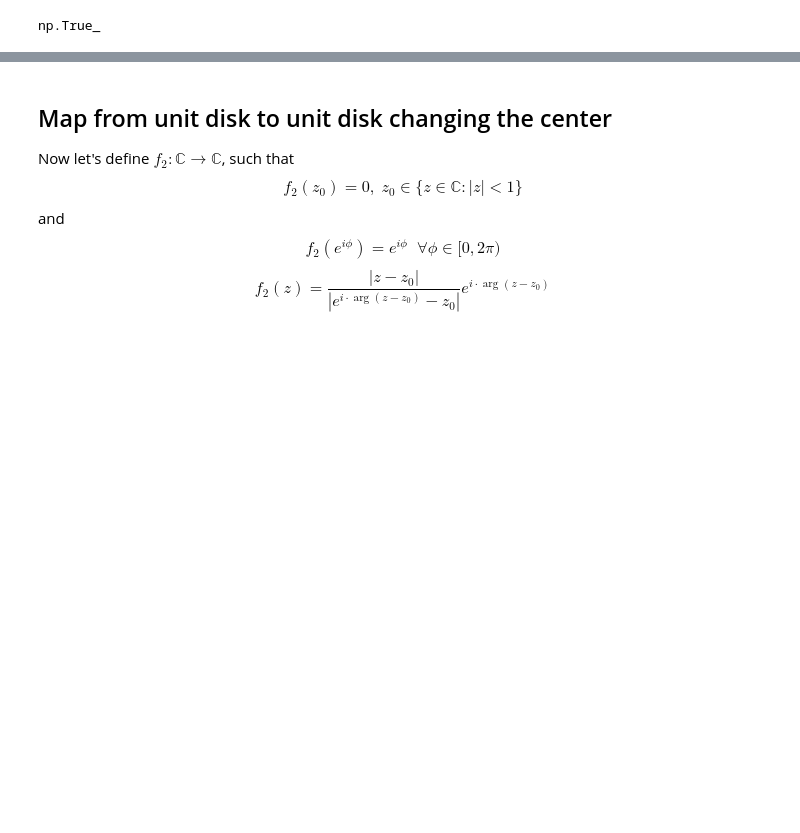
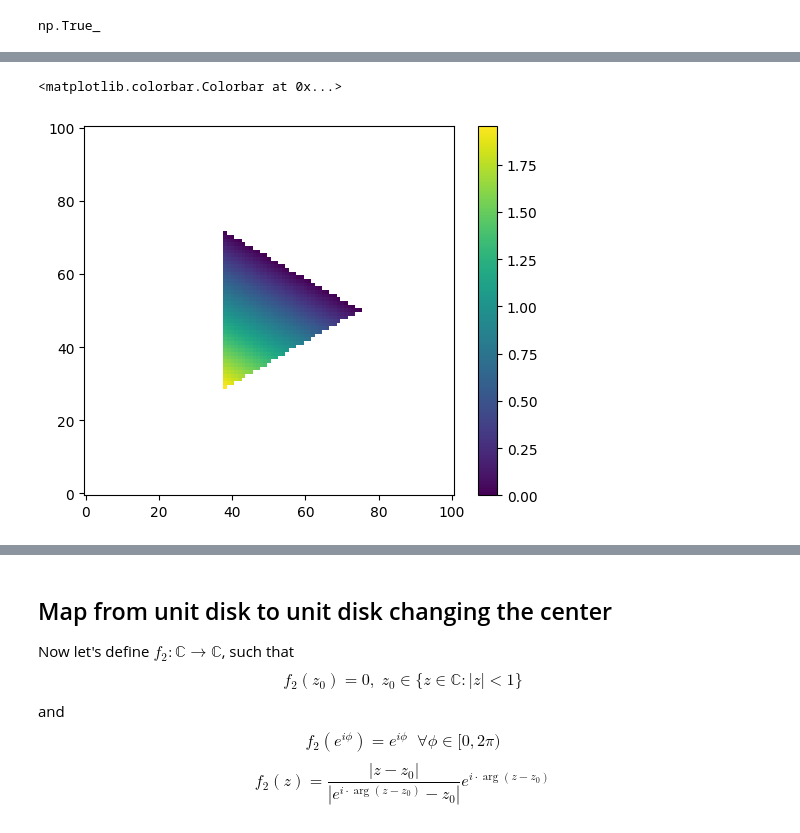
Before and after one commit to zimfv/depth-poset, a Jupyter notebook: notebooks/Map Disk.ipynb, the cells around one changed output, grey strips where cells are left out. Saved outputs shown, nothing was run; the diff lists cells and outputs as text; code cells hidden in the pictures; blank space fills up the shorter version.

```diff
--- a/notebooks/Map Disk.ipynb
+++ b/notebooks/Map Disk.ipynb
@@ -153,0 +203,6 @@ np.True_
+# %%
+sm = plt.imshow(m[:, :, 2]  + m[:, :, 1], origin='lower')
+plt.colorbar(sm, ax=plt.gca())
+# %% [output]
+<matplotlib.colorbar.Colorbar at 0x...>
+[figure, added]
```
Also changed, not shown: parts of 17 cells of this notebook.
